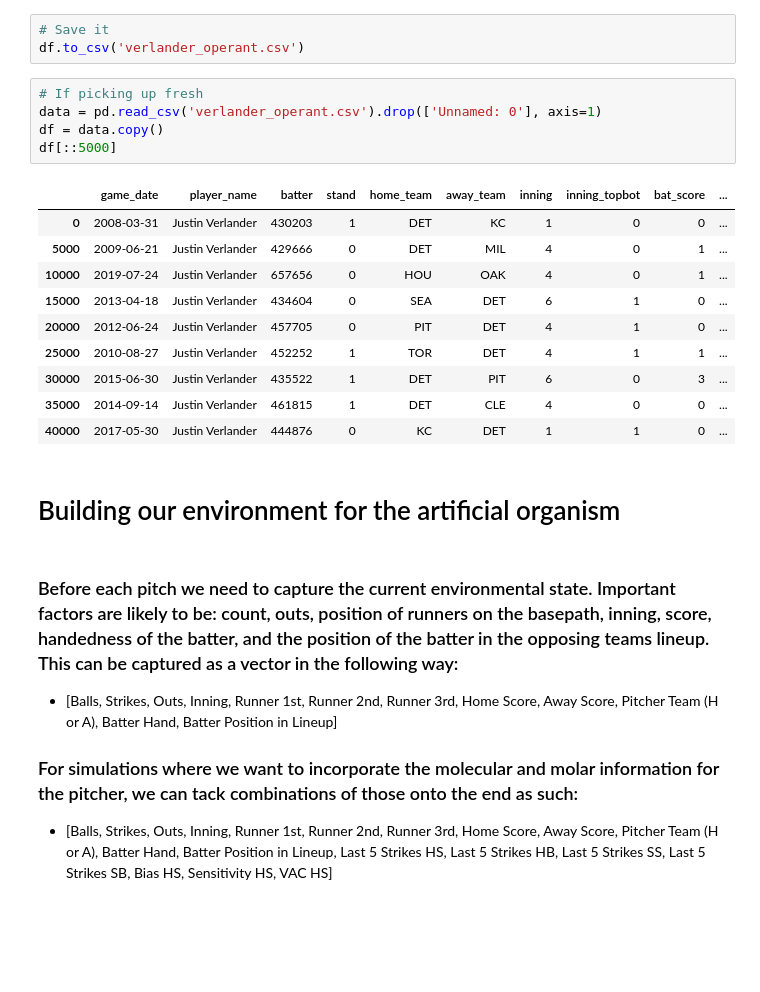
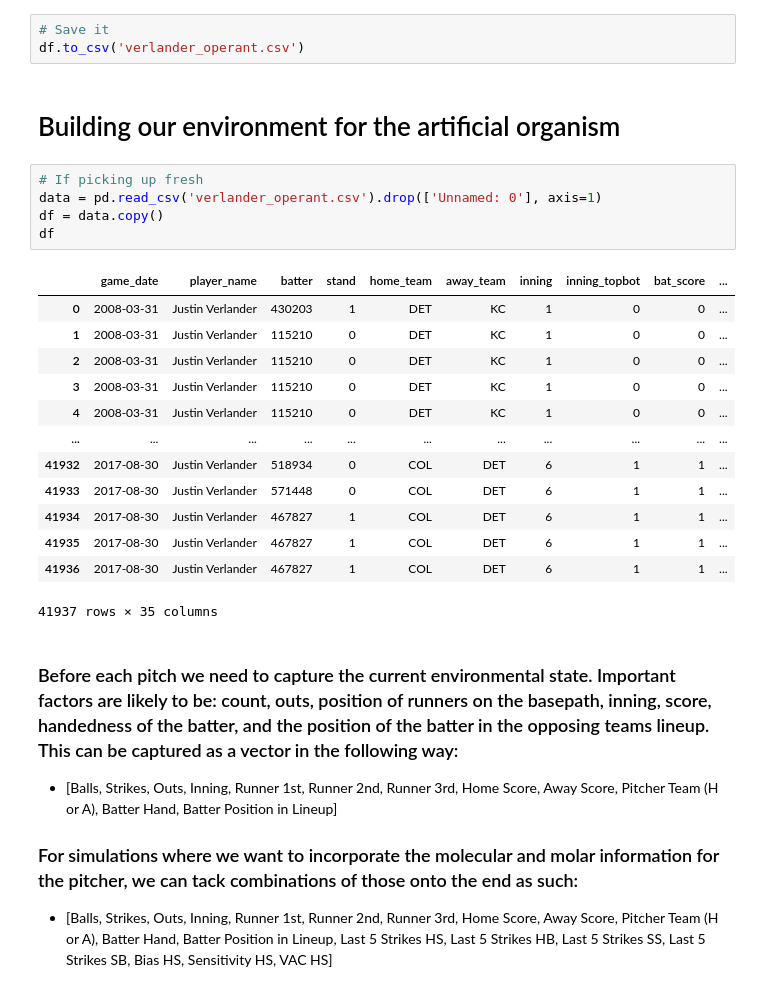
Before and after one commit to david-j-cox/Man-vs-Machine, a Jupyter notebook: Predicting_Next_Pitch.ipynb, the cells around one changed output. Saved outputs shown, nothing was run; the diff lists cells and outputs as text; blank space fills up the shorter version.

```diff
--- a/Predicting_Next_Pitch.ipynb
+++ b/Predicting_Next_Pitch.ipynb
@@ -340,24 +342,27 @@ df['vac_500'] = vac_hs
 # %%
 # Save it
 df.to_csv('verlander_operant.csv')
-# %%
-# If picking up fresh
-data = pd.read_csv('verlander_operant.csv').drop(['Unnamed: 0'], axis=1)
-df = data.copy()
-df[::5000]
-# %% [output]
-|  | game_date | player_name | batter | stand | home_team | away_team | inning | inning_topbot | bat_score | ... |
-| 0 | 2008-03-31 | Justin Verlander | 430203 | 1 | DET | KC | 1 | 0 | 0 | ... |
-| 5000 | 2009-06-21 | Justin Verlander | 429666 | 0 | DET | MIL | 4 | 0 | 1 | ... |
-| 10000 | 2019-07-24 | Justin Verlander | 657656 | 0 | HOU | OAK | 4 | 0 | 1 | ... |
-| 15000 | 2013-04-18 | Justin Verlander | 434604 | 0 | SEA | DET | 6 | 1 | 0 | ... |
-| 20000 | 2012-06-24 | Justin Verlander | 457705 | 0 | PIT | DET | 4 | 1 | 0 | ... |
-| 25000 | 2010-08-27 | Justin Verlander | 452252 | 1 | TOR | DET | 4 | 1 | 1 | ... |
-| 30000 | 2015-06-30 | Justin Verlander | 435522 | 1 | DET | PIT | 6 | 0 | 3 | ... |
-| 35000 | 2014-09-14 | Justin Verlander | 461815 | 1 | DET | CLE | 4 | 0 | 0 | ... |
-| 40000 | 2017-05-30 | Justin Verlander | 444876 | 0 | KC | DET | 1 | 1 | 0 | ... |
 # %% [markdown]
 # Building our environment for the artificial organism
+# %%
+# If picking up fresh
+data = pd.read_csv('verlander_operant.csv').drop(['Unnamed: 0'], axis=1)
+df = data.copy()
+df
+# %% [output]
+|  | game_date | player_name | batter | stand | home_team | away_team | inning | inning_topbot | bat_score | ... |
+| 0 | 2008-03-31 | Justin Verlander | 430203 | 1 | DET | KC | 1 | 0 | 0 | ... |
+| 1 | 2008-03-31 | Justin Verlander | 115210 | 0 | DET | KC | 1 | 0 | 0 | ... |
+| 2 | 2008-03-31 | Justin Verlander | 115210 | 0 | DET | KC | 1 | 0 | 0 | ... |
+| 3 | 2008-03-31 | Justin Verlander | 115210 | 0 | DET | KC | 1 | 0 | 0 | ... |
+| 4 | 2008-03-31 | Justin Verlander | 115210 | 0 | DET | KC | 1 | 0 | 0 | ... |
+| ... | ... | ... | ... | ... | ... | ... | ... | ... | ... | ... |
+| 41932 | 2017-08-30 | Justin Verlander | 518934 | 0 | COL | DET | 6 | 1 | 1 | ... |
+| 41933 | 2017-08-30 | Justin Verlander | 571448 | 0 | COL | DET | 6 | 1 | 1 | ... |
+| 41934 | 2017-08-30 | Justin Verlander | 467827 | 1 | COL | DET | 6 | 1 | 1 | ... |
+| 41935 | 2017-08-30 | Justin Verlander | 467827 | 1 | COL | DET | 6 | 1 | 1 | ... |
+| 41936 | 2017-08-30 | Justin Verlander | 467827 | 1 | COL | DET | 6 | 1 | 1 | ... |
+41937 rows × 35 columns
 # %% [markdown]
 ### Before each pitch we need to capture the current environmental state. Important factors are likely to be: count, outs, position of runners on the basepath, inning, score, handedness of the batter, and the position of the batter in the opposing teams lineup. This can be captured as a vector in the following way:
 
```
Also changed, not shown: parts of 5 cells of this notebook.
